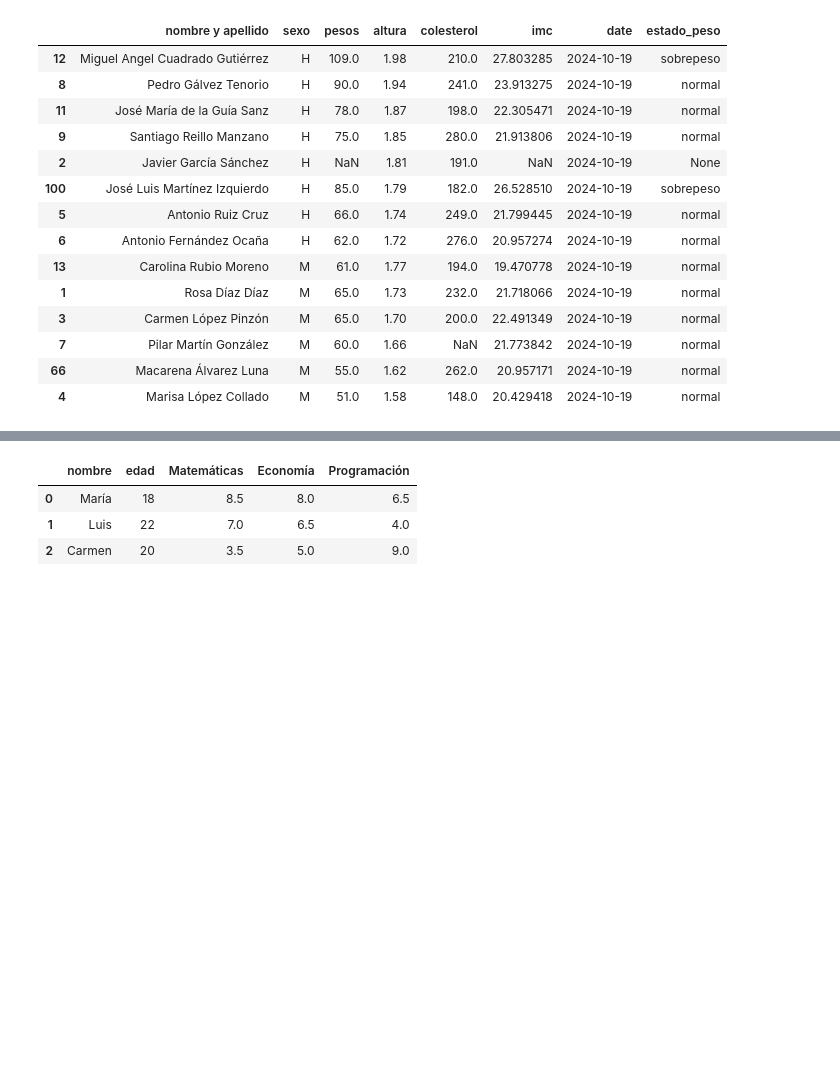
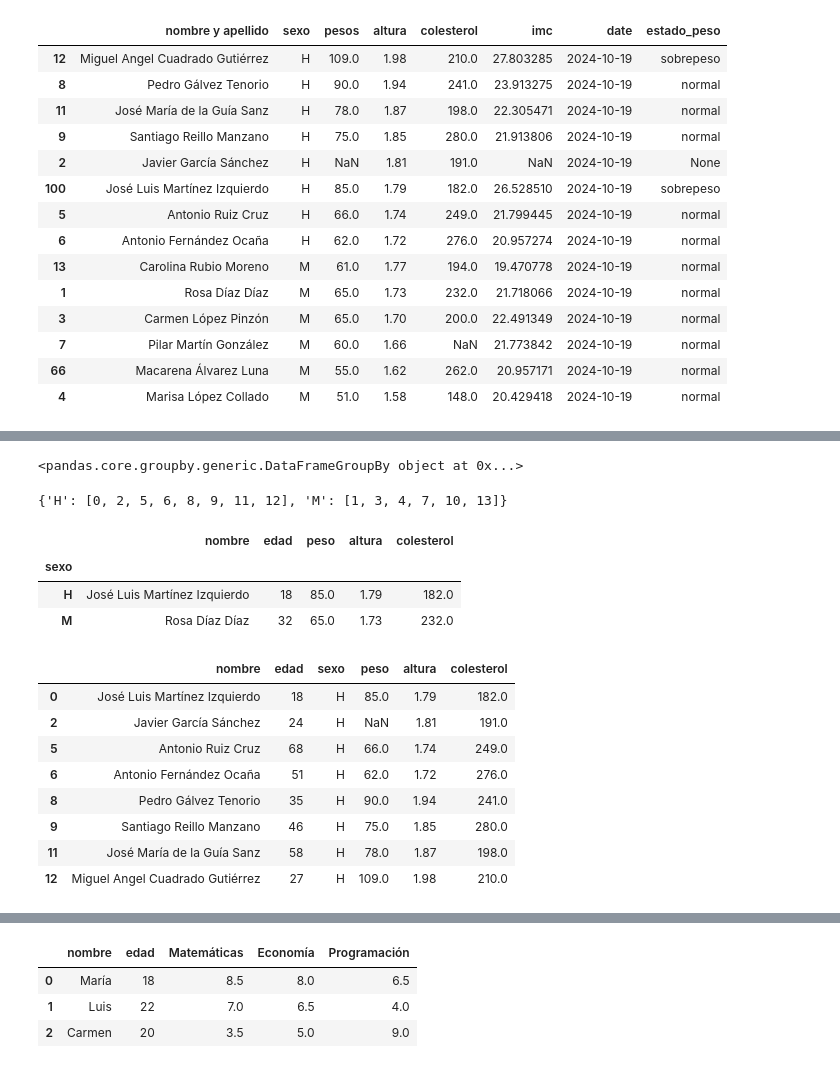
Before and after one commit to mtataytraining2/2_DataScience_Basics, a Jupyter notebook: Pandas/Pandas_dataframe_clase.ipynb, the cells around one changed output, grey strips where cells are left out. Drawn from its saved outputs; the diff is of its cells as text; code cells hidden in the pictures; blank space fills up the shorter version.

```diff
--- a/Pandas/Pandas_dataframe_clase.ipynb
+++ b/Pandas/Pandas_dataframe_clase.ipynb
@@ -1258,0 +1276,27 @@ dfcol.sort_values(['sexo','altura'],ascending=[True,False])
+# %%
+dfcol.groupby('sexo') #genera un objeto
+# %% [output]
+<pandas.core.groupby.generic.DataFrameGroupBy object at 0x...>
+# %%
+dfcol.groupby('sexo').groups #me genera como un diccionaroo de lo que me quiere mostrar
+# %% [output]
+{'H': [0, 2, 5, 6, 8, 9, 11, 12], 'M': [1, 3, 4, 7, 10, 13]}
+# %%
+dfcol.groupby('sexo').first()
+# %% [output]
+|  | nombre | edad | peso | altura | colesterol |
+| sexo |  |  |  |  |  |
+| H | José Luis Martínez Izquierdo | 18 | 85.0 | 1.79 | 182.0 |
+| M | Rosa Díaz Díaz | 32 | 65.0 | 1.73 | 232.0 |
+# %%
+dfcol.groupby('sexo').get_group('H')
+# %% [output]
+|  | nombre | edad | sexo | peso | altura | colesterol |
+| 0 | José Luis Martínez Izquierdo | 18 | H | 85.0 | 1.79 | 182.0 |
+| 2 | Javier García Sánchez | 24 | H | NaN | 1.81 | 191.0 |
+| 5 | Antonio Ruiz Cruz | 68 | H | 66.0 | 1.74 | 249.0 |
+| 6 | Antonio Fernández Ocaña | 51 | H | 62.0 | 1.72 | 276.0 |
+| 8 | Pedro Gálvez Tenorio | 35 | H | 90.0 | 1.94 | 241.0 |
+| 9 | Santiago Reillo Manzano | 46 | H | 75.0 | 1.85 | 280.0 |
+| 11 | José María de la Guía Sanz | 58 | H | 78.0 | 1.87 | 198.0 |
+| 12 | Miguel Angel Cuadrado Gutiérrez | 27 | H | 109.0 | 1.98 | 210.0 |
```
Also changed, not shown: parts of 13 cells of this notebook.
